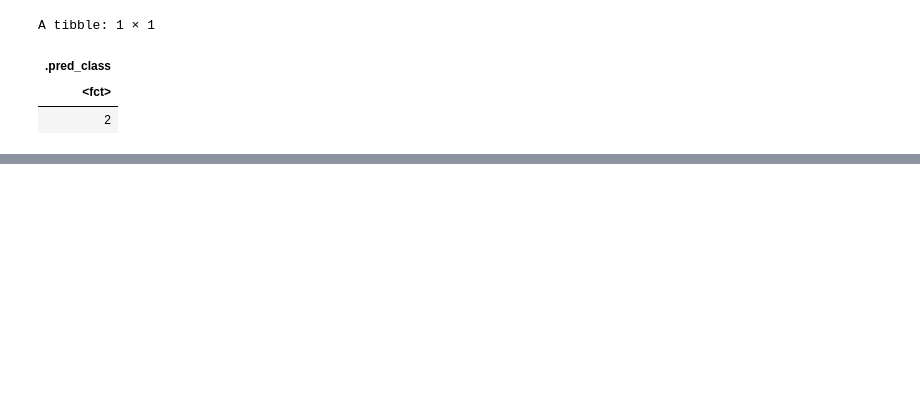
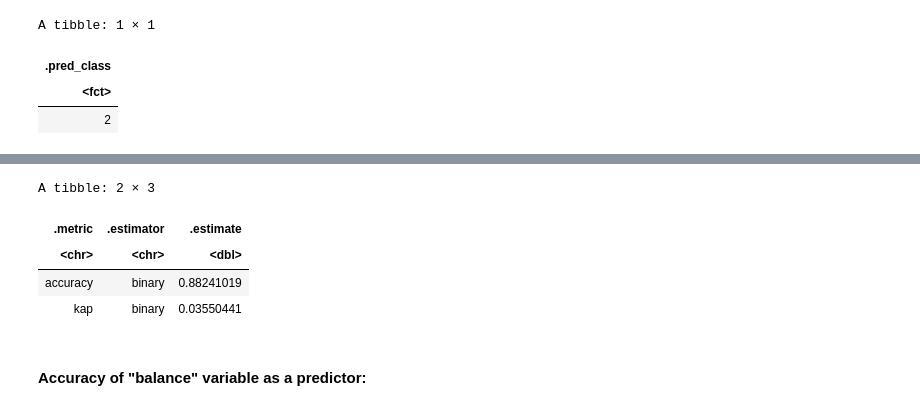
Before and after one commit to alexkhadr/Credit-Card-Project, a Jupyter notebook: correlation.ipynb, the cells around one changed output, grey strips where cells are left out. Cells and saved outputs as stored; diff of their text form; code cells hidden in the pictures; blank space fills up the shorter version.

```diff
--- a/correlation.ipynb
+++ b/correlation.ipynb
@@ -143,0 +320,25 @@ A tibble: 1 × 1
+# %%
+bank_recipe_age <- recipe(y ~ age, data = bank_train) %>%
+  step_scale(all_predictors()) %>%
+  step_center(all_predictors())
+
+knn_fit_age <- workflow() %>%
+    add_recipe(bank_recipe_age) %>%
+    add_model(knn_specification) %>%
+    fit(data = bank_train)
+# %%
+bank_test_predictions_age <- predict(knn_fit_age, bank_test) %>%
+  bind_cols(bank_test)
+
+age_pred = bank_test_predictions_age %>%
+  metrics(truth = y, estimate = .pred_class)
+
+age_pred
+# %% [output]
+A tibble: 2 × 3
+| .metric | .estimator | .estimate |
+| <chr> | <chr> | <dbl> |
+| accuracy | binary | 0.88241019 |
+| kap | binary | 0.03550441 |
+# %% [markdown]
+#### Accuracy of "balance" variable as a predictor:
```
Also changed, not shown: parts of 45 cells of this notebook, 1 other file.
